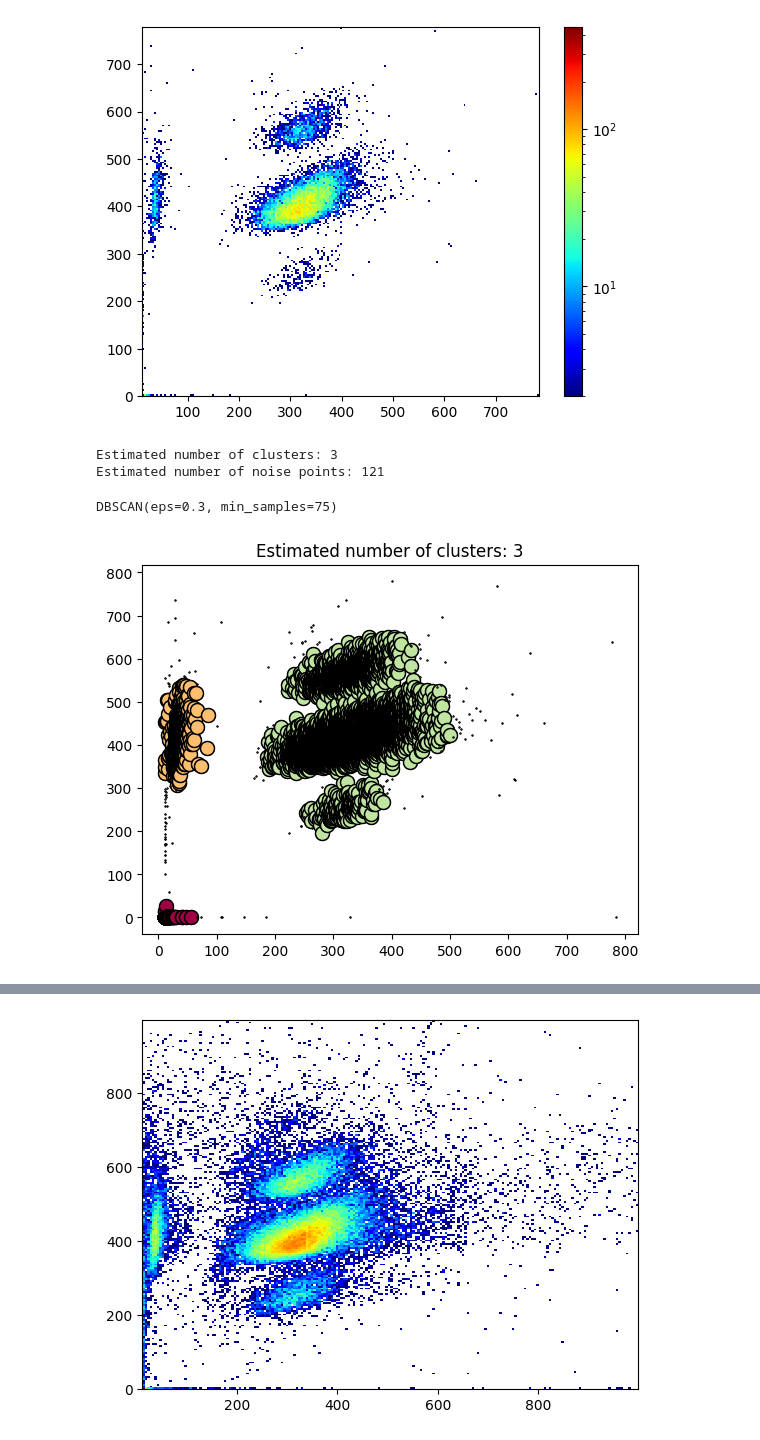
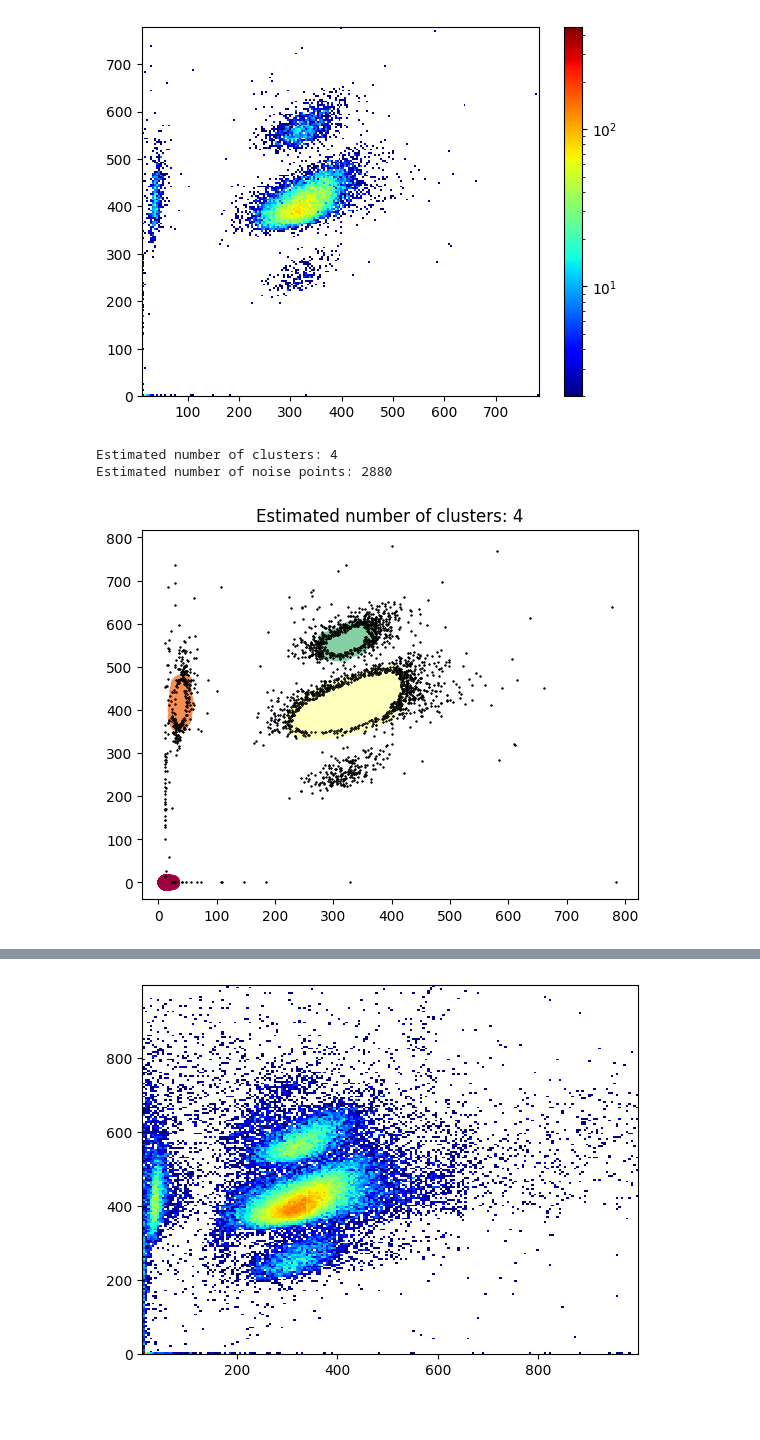
Before and after one commit to ThePiekorz/Analiza_skupien_w_fizyce_jadrowej, a Jupyter notebook: KPiekorz.ipynb, the cells around one changed output, grey strips where cells are left out. Cells and saved outputs as stored; diff of their text form; code cells hidden in the pictures.

Commit message:
Inmproved DBSCAN for plots. Trying to implement OPTICS.

```diff
--- a/KPiekorz.ipynb
+++ b/KPiekorz.ipynb
@@ -17,7 +17,7 @@ fig.colorbar(im, ax=ax)
 <matplotlib.colorbar.Colorbar at 0x...>
 [figure]
 # %%
-db = DBSCAN(eps=50, min_samples=100).fit(data1)
+db = DBSCAN(eps=10, min_samples=100).fit(data1)
 labels = db.labels_
 
 n_clusters_ = len(set(labels)) - (1 if -1 in labels else 0)
@@ -26,14 +26,8 @@ n_noise_ = list(labels).count(-1)
 print("Estimated number of clusters: %d" % n_clusters_)
 print("Estimated number of noise points: %d" % n_noise_)
 # %% [output]
-Estimated number of clusters: 3
-Estimated number of noise points: 121
+Estimated number of clusters: 4
+Estimated number of noise points: 2880
-# %%
-dbscan = DBSCAN(eps=0.3, min_samples=75)
-dbscan.fit(data1)
-#eps (promień sąsiedztwa) i min_samples (minimalna liczba punktów w sąsiedztwie)
-# %% [output]
-DBSCAN(eps=0.3, min_samples=75)
 # %%
 unique_labels = set(labels)
 core_samples_mask = np.zeros_like(labels, dtype=bool)
@@ -43,32 +37,32 @@ colors = [plt.cm.Spectral(each) for each in np.linspace(0, 1, len(unique_labels)
 
 for k, col in zip(unique_labels, colors):
     if k == -1:
         # Black used for noise.
         col = [0, 0, 0, 1]
         pass
 
     class_member_mask = labels == k
     xy = data1[class_member_mask & core_samples_mask]
     plt.plot(
         xy[:, 0],
         xy[:, 1],
         "o",
         markerfacecolor=tuple(col),
-        markeredgecolor="k",
+        markeredgecolor=col, #k
         markersize=10,
     )
 
     xy = data1[class_member_mask & ~core_samples_mask]
     plt.plot(
         xy[:, 0],
         xy[:, 1],
         "o",
         markerfacecolor=tuple(col),
         markeredgecolor="k",
         markersize=0.5,
     )
 
 plt.title(f"Estimated number of clusters: {n_clusters_}")
 plt.show()
 # %% [output]
-[figure, old version]
+[figure, new version]
```
Also changed, not shown: parts of 12 cells of this notebook.
